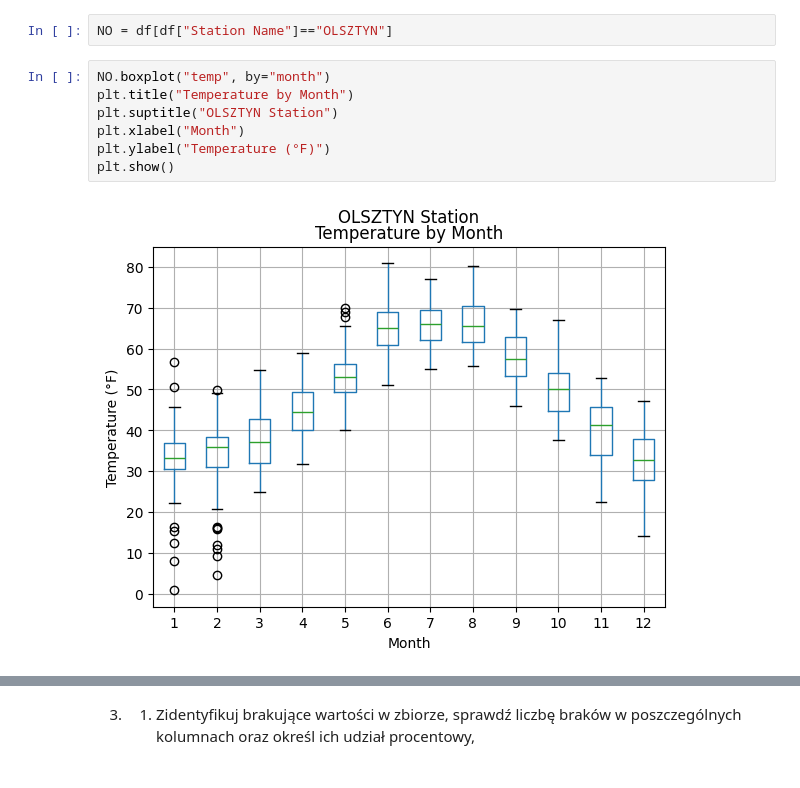
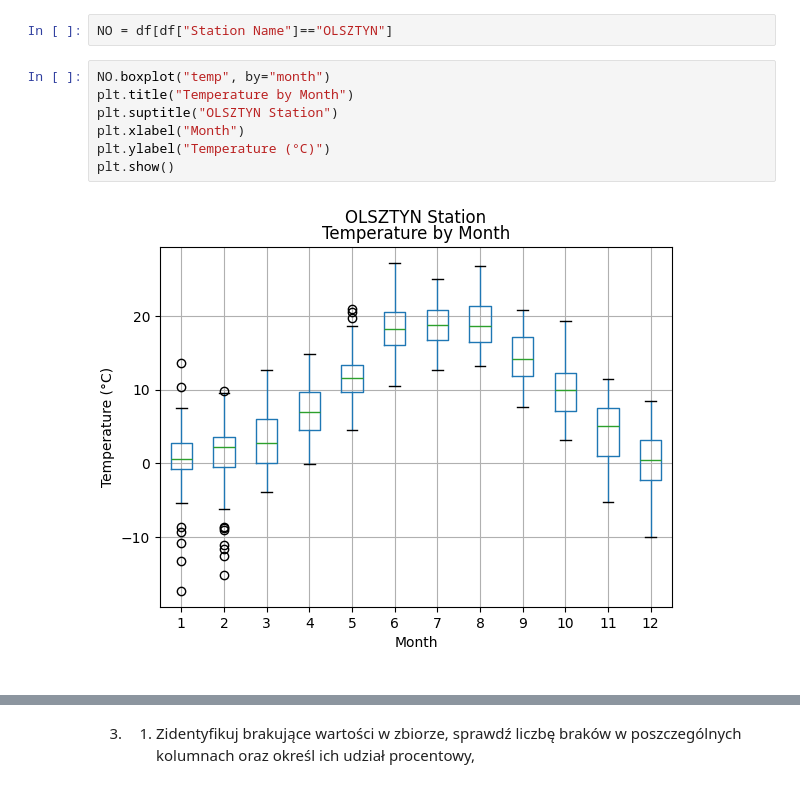
Before and after one commit to igoro00/pdzd, a Jupyter notebook: 2.ipynb, the cells around one changed output, grey strips where cells are left out. Cells and saved outputs as stored; diff of their text form.

```diff
--- a/2.ipynb
+++ b/2.ipynb
@@ -27,12 +29,12 @@ NO = df[df["Station Name"]=="OLSZTYN"]
 # %%
 NO.boxplot("temp", by="month")
 plt.title("Temperature by Month")
 plt.suptitle("OLSZTYN Station")
 plt.xlabel("Month")
-plt.ylabel("Temperature (°F)")
+plt.ylabel("Temperature (°C)")
 plt.show()
 # %% [output]
-[figure, old version]
+[figure, new version]
 # %%
 NO.boxplot("prcp", by="month")
 plt.title("Precipitation by Month")
```
Also changed, not shown: parts of 25 cells of this notebook, 3 other files.
